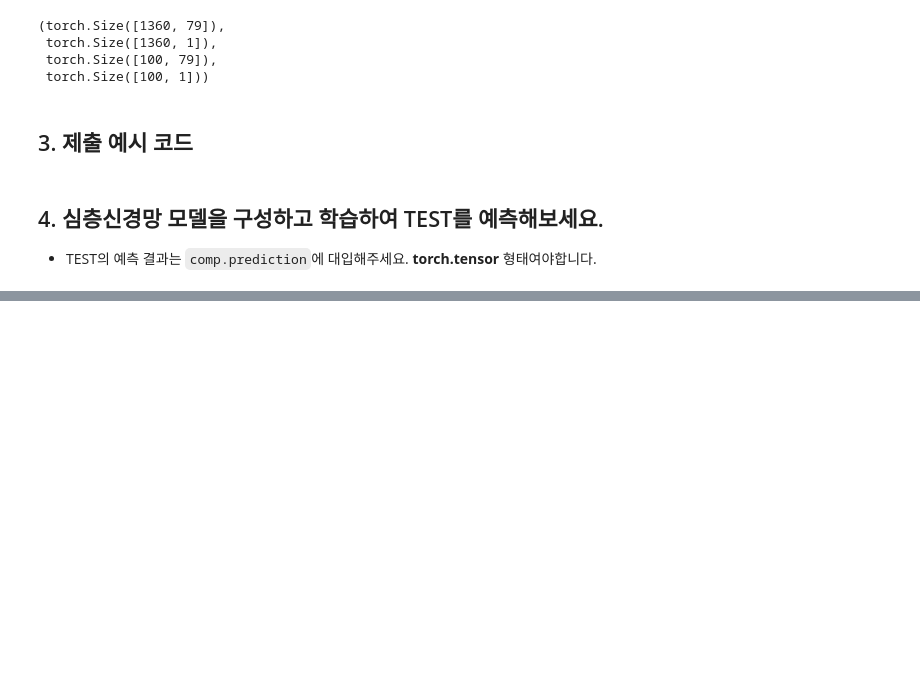
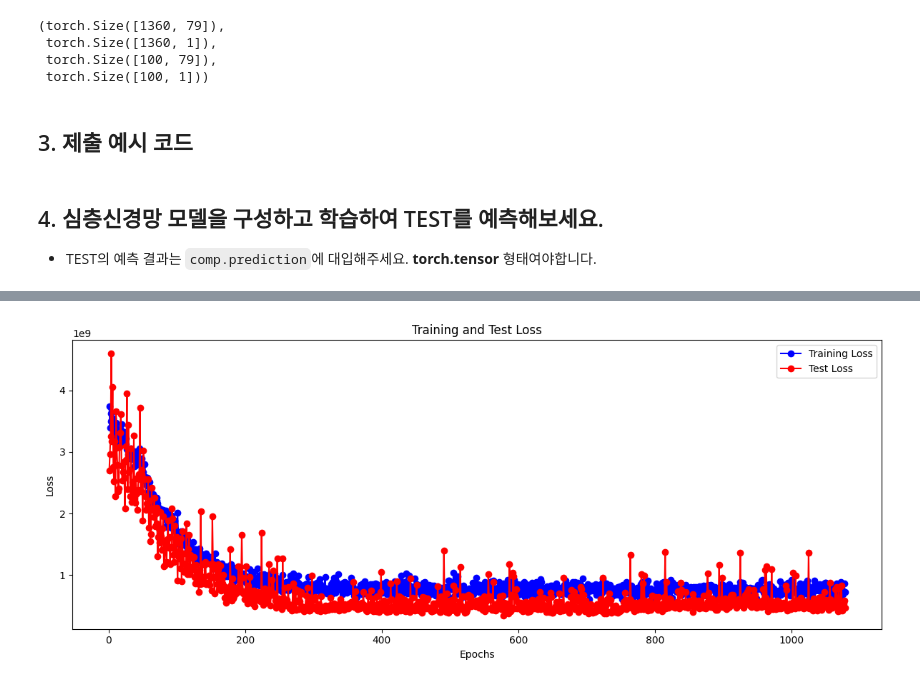
Before and after one commit to jaegon-kim/python_study, a Jupyter notebook: src/ai_essential_250317/house_price_prediction/prediction_preprocessing.ipynb, the cells around one changed output, grey strips where cells are left out. Drawn from its saved outputs; the diff is of its cells as text; code cells hidden in the pictures; blank space fills up the shorter version.

```diff
--- a/src/ai_essential_250317/house_price_prediction/prediction_preprocessing.ipynb
+++ b/src/ai_essential_250317/house_price_prediction/prediction_preprocessing.ipynb
@@ -179,7 +220,32 @@ model = DNN().to(device)
+# %%
+# DNN 모델 구성
+#'''
+class DNN(nn.Module):
+    def __init__(self):
+        super().__init__()
+        self.fc1 = nn.Linear(79, 128)
+        self.bn1 = nn.BatchNorm1d(128)
+        self.fc2 = nn.Linear(128, 64)
+        self.bn2 = nn.BatchNorm1d(64)
+        self.fc3 = nn.Linear(64, 1)
+        self.relu = nn.ReLU()
+        self.dropout = nn.Dropout(0.3)  # 10%의 드롭아웃 적용
+
+    def forward(self, x):
+        x = self.relu(self.bn1(self.fc1(x)))
+        x = self.dropout(x)
+        x = self.relu(self.bn2(self.fc2(x)))
+        #x = self.relu(self.fc2(x))
+        x = self.dropout(x)
+        x = self.fc3(x)
+        return x
+model = DNN().to(device)
+#summary(model)
+#'''
 # %%
 # 손실함수 및 옵티마이저 설정
 criterion = nn.MSELoss()
-optimizer = optim.Adam(model.parameters())
+optimizer = optim.AdamW(model.parameters(), lr=0.001, weight_decay=0.001)
 # %%
 train_losses = []
 test_losses = []
@@ -192,0 +258,7 @@ counter = 0
+# %%
+'''
+patience = 1000
+new_lr = 1e-4  # 원하는 새로운 learning rate 값
+for param_group in optimizer.param_groups:
+    param_group['lr'] = new_lr
+'''
@@ -193,6 +267,6 @@ counter = 0
 # %%
 # 학습 횟수 만큼 반복
-for epoch in range(2000):
+for epoch in range(10000):
 
     # 모델 학습(학습데이터)
     train_loss = train(model, train_loader, criterion, optimizer, device)
@@ -210,12 +284,12 @@ for epoch in range(2000):
     #if train_loss < best_loss:
     #    best_loss = train_loss
         counter = 0
-        print(f'Save model Epoch {epoch+1} Train Loss : {train_loss} Test Loss : {test_loss}')
+        print(f'Save model Epoch {epoch+1} Train Loss : {train_loss:,} Test Loss : {test_loss:,}')
         torch.save(model.state_dict(), 'best_model.pt')
     else:
         counter += 1
 
     if counter >= patience:
-        print(f'Early stopping trigerred at epoch {epoch+1}')
+        print(f'Early stopping trigerred at epoch {epoch+1} Best Loss {best_loss:,}')
         break
 # %% [output]
@@ -250,0 +319,4 @@ plot_training_results(train_losses, test_losses)
+# %%
+plot_training_results(train_losses[1000:], test_losses[1000:])
+# %% [output]
+[figure, added]
```
Also changed, not shown: parts of 15 cells of this notebook.
